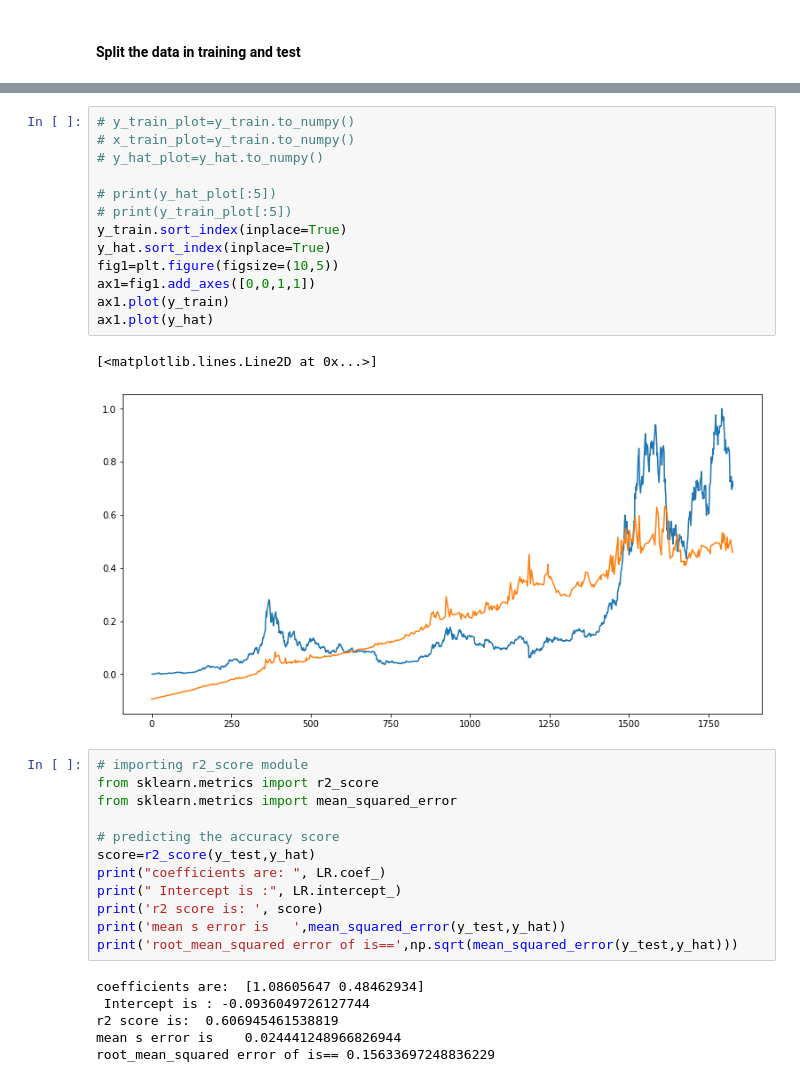
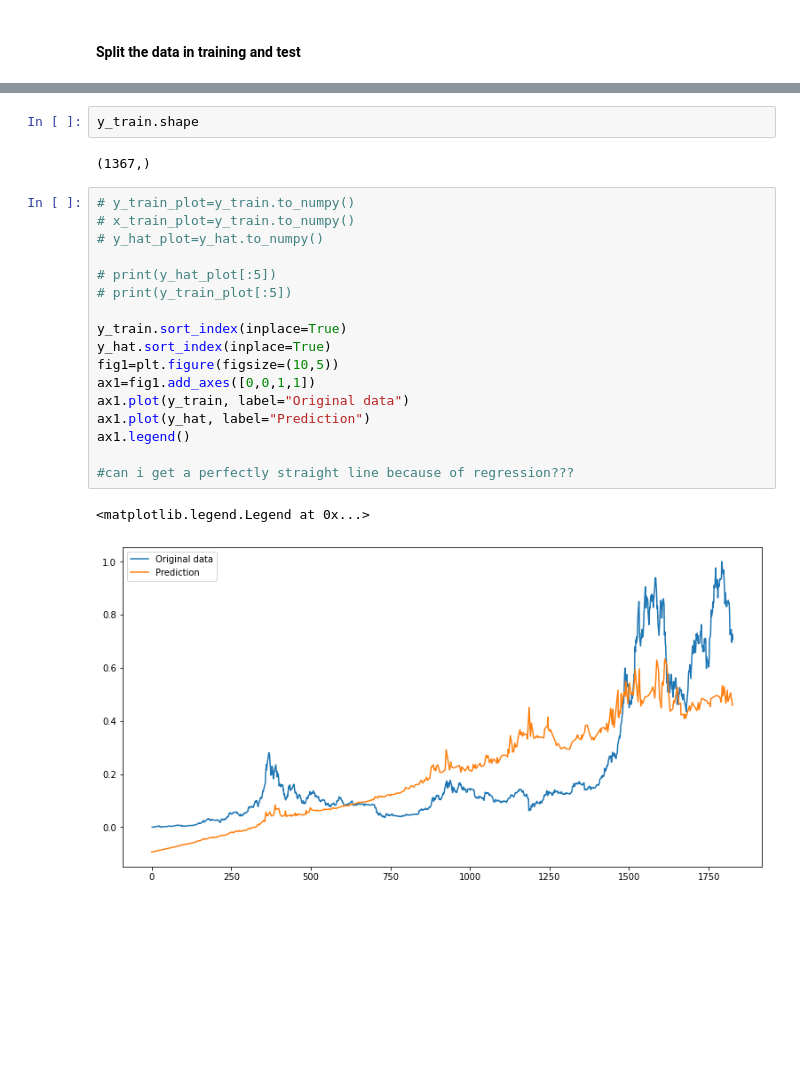
Before and after one commit to JimTsiob/Machine-Learning-project, a Jupyter notebook: lin.ipynb, the cells around one changed output, grey strips where cells are left out. Cells and saved outputs as stored; diff of their text form; blank space fills up the shorter version.

Commit message:
basic linear regr and graph ok

```diff
--- a/lin.ipynb
+++ b/lin.ipynb
@@ -132,34 +151,24 @@ y_hat=pd.Series(LR.predict(x_test),index=x_test["Volume"].index)
+# %%
+y_train.shape
+# %% [output]
+(1367,)
 # %%
 # y_train_plot=y_train.to_numpy()
 # x_train_plot=y_train.to_numpy()
 # y_hat_plot=y_hat.to_numpy()
 
 # print(y_hat_plot[:5])
 # print(y_train_plot[:5])
+
 y_train.sort_index(inplace=True)
 y_hat.sort_index(inplace=True)
 fig1=plt.figure(figsize=(10,5))
 ax1=fig1.add_axes([0,0,1,1])
-ax1.plot(y_train)
-ax1.plot(y_hat)
+ax1.plot(y_train, label="Original data")
+ax1.plot(y_hat, label="Prediction")
+ax1.legend()
+
+#can i get a perfectly straight line because of regression???
 # %% [output]
-[<matplotlib.lines.Line2D at 0x...>]
+<matplotlib.legend.Legend at 0x...>
-[figure, old version]
+[figure, new version]
-# %%
-# importing r2_score module
-from sklearn.metrics import r2_score
-from sklearn.metrics import mean_squared_error
-
-# predicting the accuracy score
-score=r2_score(y_test,y_hat)
-print("coefficients are: ", LR.coef_)
-print(" Intercept is :", LR.intercept_)
-print('r2 score is: ', score)
-print('mean s error is   ',mean_squared_error(y_test,y_hat))
-print('root_mean_squared error of is==',np.sqrt(mean_squared_error(y_test,y_hat)))
-# %% [output]
-coefficients are:  [1.08605647 0.48462934]
- Intercept is : -0.0936049726127744
-r2 score is:  0.606945461538819
-mean s error is    0.024441248966826944
-root_mean_squared error of is== 0.15633697248836229
```
Also changed, not shown: parts of 2 cells of this notebook.
